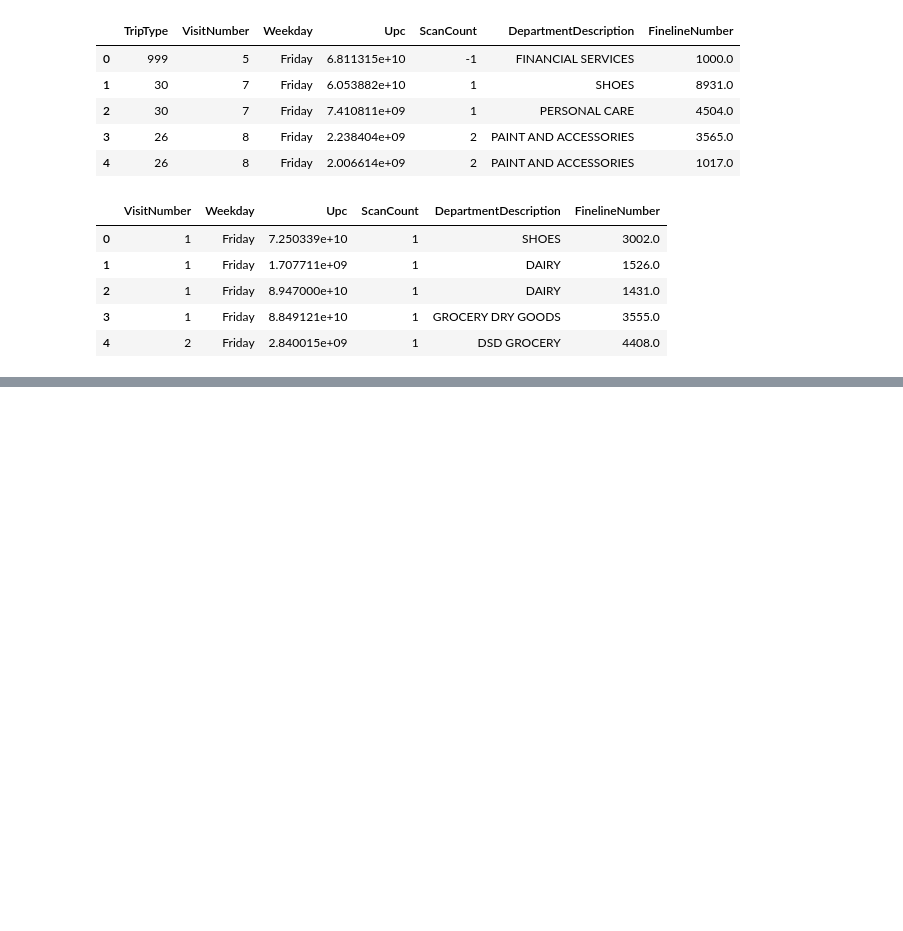
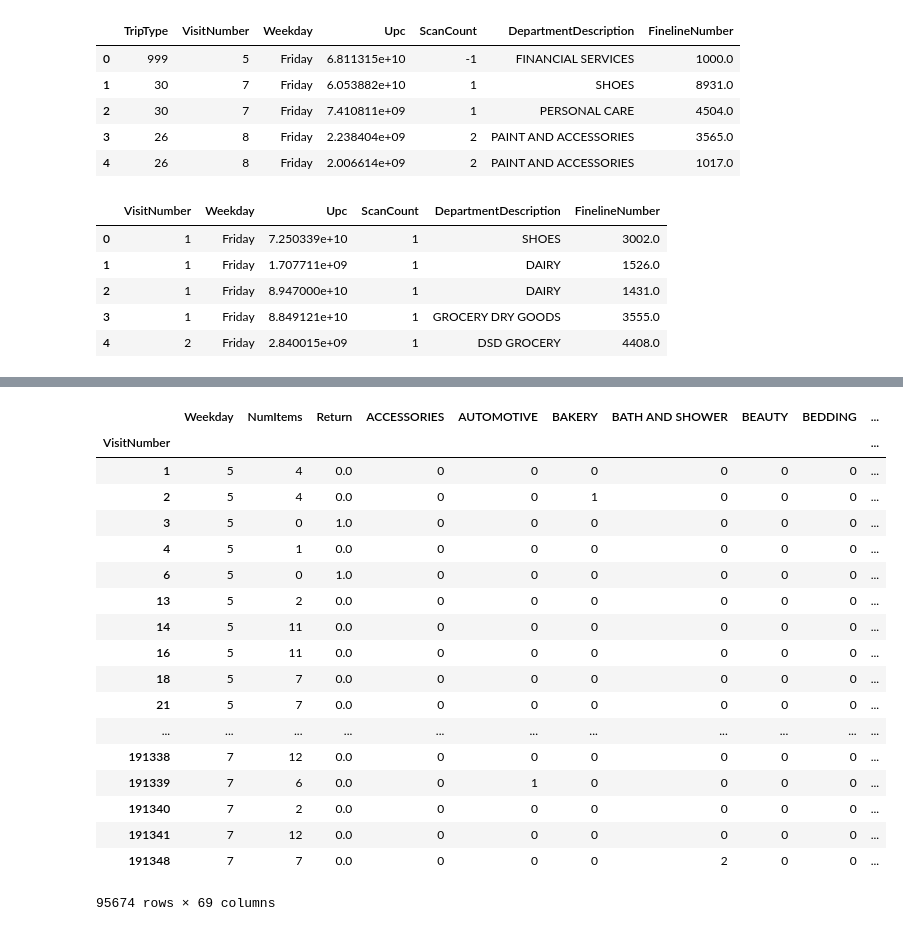
Before and after one commit to snehalsandy/walmart, a Jupyter notebook: Untitled.ipynb, the cells around one changed output, grey strips where cells are left out. Cells and saved outputs as stored; diff of their text form; code cells hidden in the pictures; blank space fills up the shorter version.

```diff
--- a/Untitled.ipynb
+++ b/Untitled.ipynb
@@ -74,0 +100,2 @@ data_dummies=data_dummies.replace(-0,0)
+# %%
+data=transform_my_data(data)
@@ -74,0 +186,24 @@ data_dummies=data_dummies.replace(-0,0)
+# %%
+test=transform_w_data(w_test_data)
+# %%
+test
+# %% [output]
+|  | Weekday | NumItems | Return | ACCESSORIES | AUTOMOTIVE | BAKERY | BATH AND SHOWER | BEAUTY | BEDDING | ... |
+| VisitNumber |  |  |  |  |  |  |  |  |  | ... |
+| 1 | 5 | 4 | 0.0 | 0 | 0 | 0 | 0 | 0 | 0 | ... |
+| 2 | 5 | 4 | 0.0 | 0 | 0 | 1 | 0 | 0 | 0 | ... |
+| 3 | 5 | 0 | 1.0 | 0 | 0 | 0 | 0 | 0 | 0 | ... |
+| 4 | 5 | 1 | 0.0 | 0 | 0 | 0 | 0 | 0 | 0 | ... |
+| 6 | 5 | 0 | 1.0 | 0 | 0 | 0 | 0 | 0 | 0 | ... |
+| 13 | 5 | 2 | 0.0 | 0 | 0 | 0 | 0 | 0 | 0 | ... |
+| 14 | 5 | 11 | 0.0 | 0 | 0 | 0 | 0 | 0 | 0 | ... |
+| 16 | 5 | 11 | 0.0 | 0 | 0 | 0 | 0 | 0 | 0 | ... |
+| 18 | 5 | 7 | 0.0 | 0 | 0 | 0 | 0 | 0 | 0 | ... |
+| 21 | 5 | 7 | 0.0 | 0 | 0 | 0 | 0 | 0 | 0 | ... |
+| ... | ... | ... | ... | ... | ... | ... | ... | ... | ... | ... |
+| 191338 | 7 | 12 | 0.0 | 0 | 0 | 0 | 0 | 0 | 0 | ... |
+| 191339 | 7 | 6 | 0.0 | 0 | 1 | 0 | 0 | 0 | 0 | ... |
+| 191340 | 7 | 2 | 0.0 | 0 | 0 | 0 | 0 | 0 | 0 | ... |
+| 191341 | 7 | 12 | 0.0 | 0 | 0 | 0 | 0 | 0 | 0 | ... |
+| 191348 | 7 | 7 | 0.0 | 0 | 0 | 0 | 2 | 0 | 0 | ... |
+95674 rows × 69 columns
```
Also changed, not shown: parts of 12 cells of this notebook.
